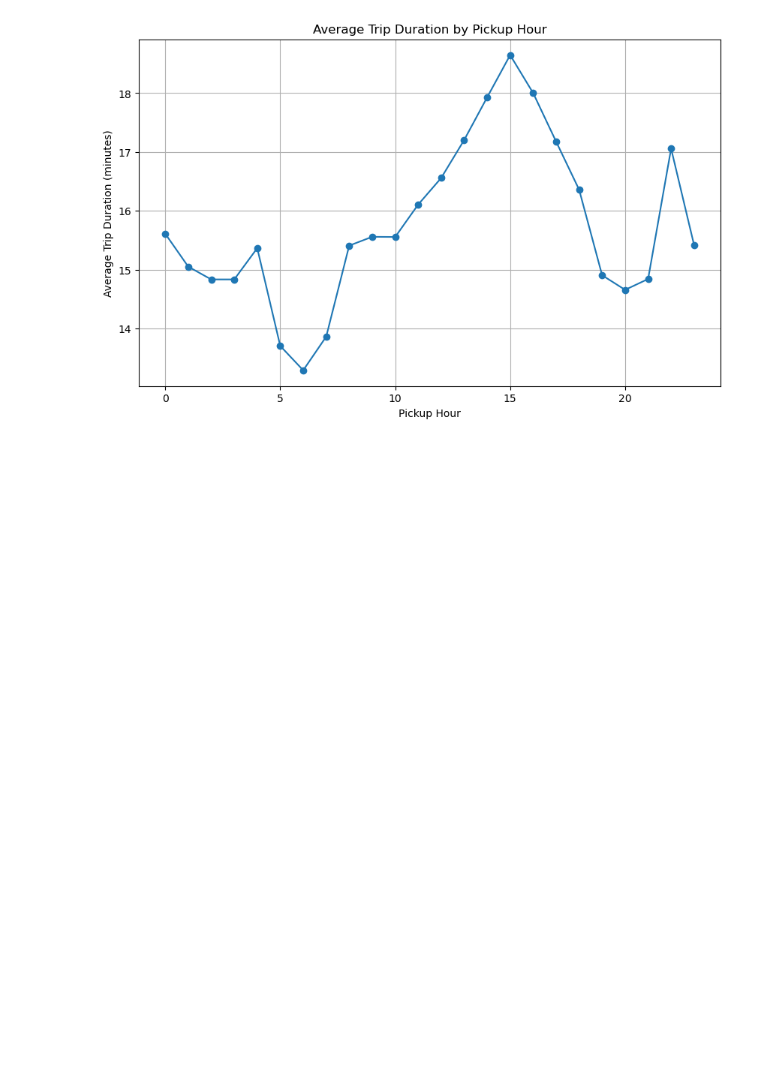
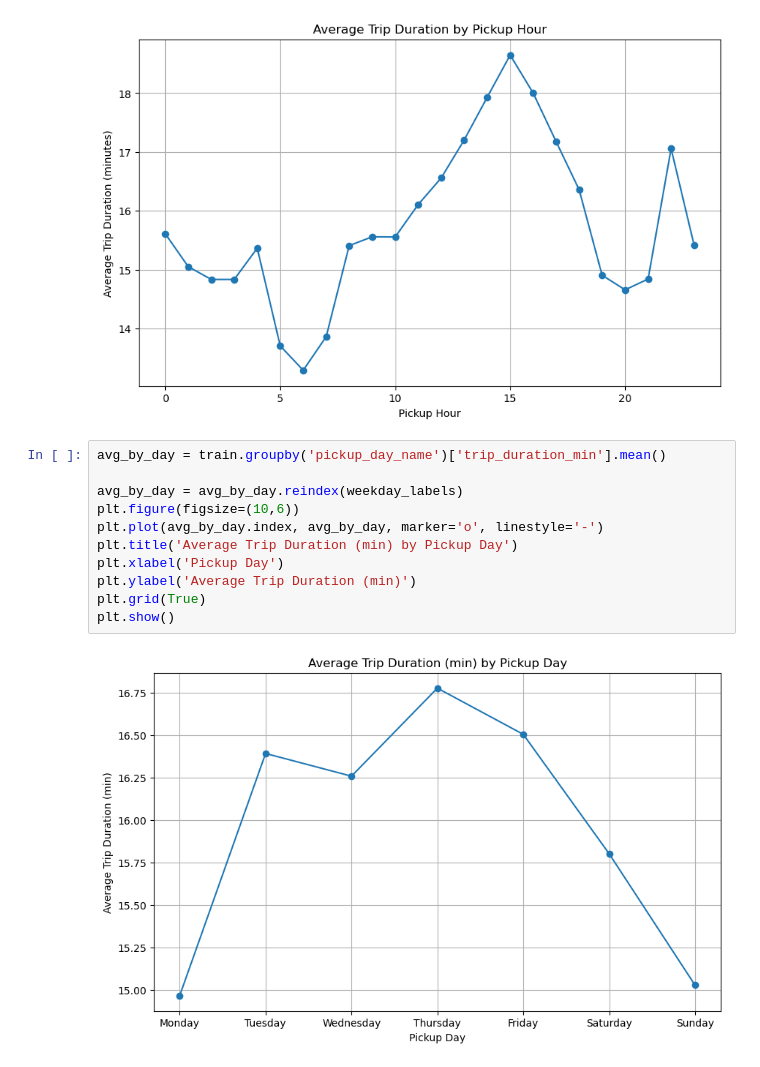
Before and after one commit to Niki123456123456/taxi_trip_duration, a Jupyter notebook: main.ipynb, the cells around one changed output. Drawn from its saved outputs; the diff is of its cells as text; blank space fills up the shorter version.

```diff
--- a/main.ipynb
+++ b/main.ipynb
@@ -176,3 +176,16 @@ plt.grid(True)
 plt.show()
 # %% [output]
 [figure]
+# %%
+avg_by_day = train.groupby('pickup_day_name')['trip_duration_min'].mean()
+
+avg_by_day = avg_by_day.reindex(weekday_labels)
+plt.figure(figsize=(10,6))
+plt.plot(avg_by_day.index, avg_by_day, marker='o', linestyle='-')
+plt.title('Average Trip Duration (min) by Pickup Day')
+plt.xlabel('Pickup Day')
+plt.ylabel('Average Trip Duration (min)')
+plt.grid(True)
+plt.show()
+# %% [output]
+[figure, added]
```
Also changed, not shown: parts of 2 cells of this notebook.
